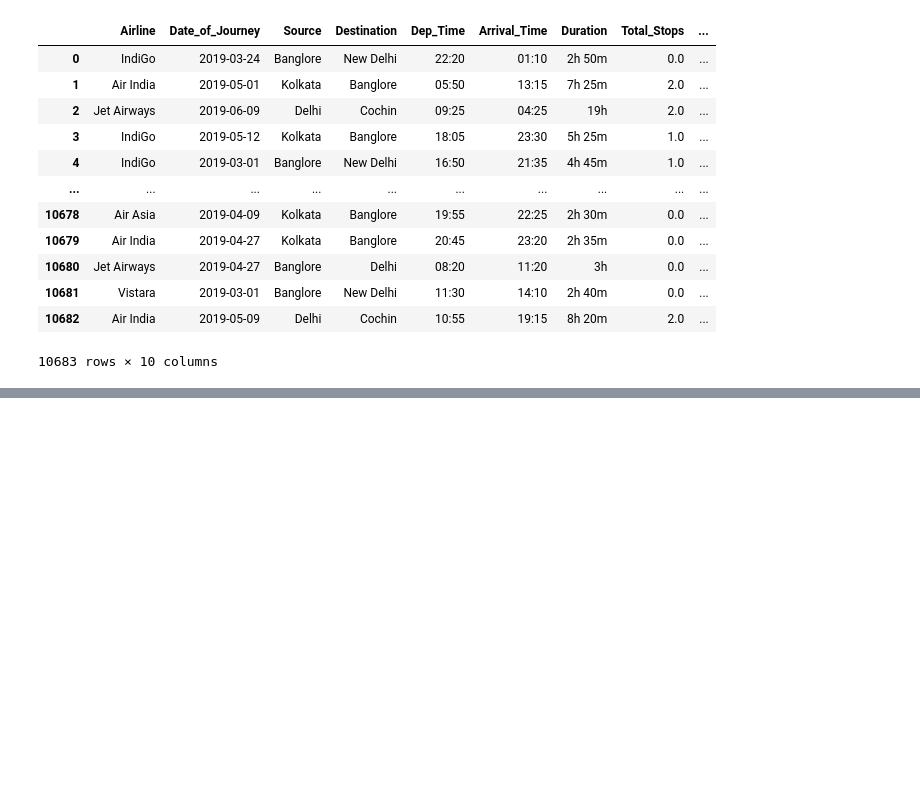
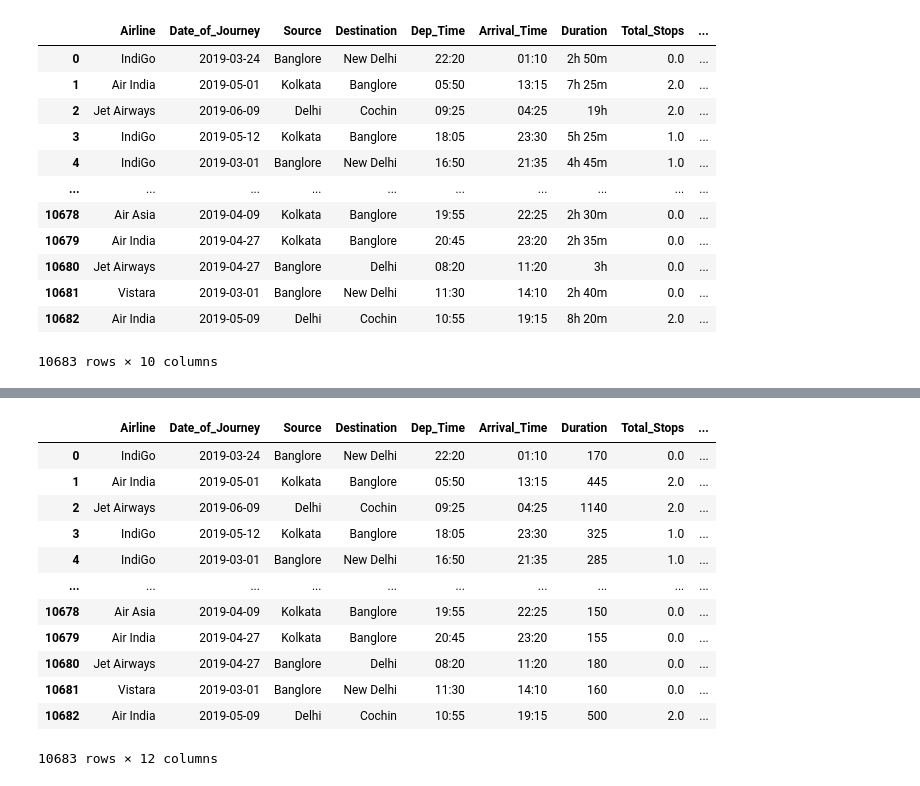
Before and after one commit to Sojib11111/Python-Library-practice-, a Jupyter notebook: Exploratory Data Analysis/Flight_Price_EDA.ipynb, the cells around one changed output, grey strips where cells are left out. Drawn from its saved outputs; the diff is of its cells as text; code cells hidden in the pictures; blank space fills up the shorter version.

```diff
--- a/Exploratory Data Analysis/Flight_Price_EDA.ipynb
+++ b/Exploratory Data Analysis/Flight_Price_EDA.ipynb
@@ -185,3 +185,10 @@ df
 | 10681 | Vistara | 2019-03-01 | Banglore | New Delhi | 11:30 | 14:10 | 2h 40m | 0.0 | ... |
 | 10682 | Air India | 2019-05-09 | Delhi | Cochin | 10:55 | 19:15 | 8h 20m | 2.0 | ... |
 10683 rows × 10 columns
+# %%
+df['d_hour'] = df['Duration'].apply(lambda x: x.split(' ')[0] if ' ' in x else x)
+df['d_min'] = df['Duration'].apply(lambda x: x.split(' ')[1] if ' ' in x else 0)
+# %%
+df['d_hour']=df['d_hour'].apply(lambda x: int(x.split('h')[0]) if 'h' in x else 0)
+# %%
+df['d_min']=df['d_min'].apply(lambda x: int(x.split('m')[0]) if 'm' in str(x) else int(x) if str(x).isdigit() else 0)
@@ -187,0 +233,2 @@ df
+# %%
+df['Duration']=df['d_hour']*60+df['d_min']
@@ -187,0 +257,16 @@ df
+# %%
+df
+# %% [output]
+|  | Airline | Date_of_Journey | Source | Destination | Dep_Time | Arrival_Time | Duration | Total_Stops | ... |
+| 0 | IndiGo | 2019-03-24 | Banglore | New Delhi | 22:20 | 01:10 | 170 | 0.0 | ... |
+| 1 | Air India | 2019-05-01 | Kolkata | Banglore | 05:50 | 13:15 | 445 | 2.0 | ... |
+| 2 | Jet Airways | 2019-06-09 | Delhi | Cochin | 09:25 | 04:25 | 1140 | 2.0 | ... |
+| 3 | IndiGo | 2019-05-12 | Kolkata | Banglore | 18:05 | 23:30 | 325 | 1.0 | ... |
+| 4 | IndiGo | 2019-03-01 | Banglore | New Delhi | 16:50 | 21:35 | 285 | 1.0 | ... |
+| ... | ... | ... | ... | ... | ... | ... | ... | ... | ... |
+| 10678 | Air Asia | 2019-04-09 | Kolkata | Banglore | 19:55 | 22:25 | 150 | 0.0 | ... |
+| 10679 | Air India | 2019-04-27 | Kolkata | Banglore | 20:45 | 23:20 | 155 | 0.0 | ... |
+| 10680 | Jet Airways | 2019-04-27 | Banglore | Delhi | 08:20 | 11:20 | 180 | 0.0 | ... |
+| 10681 | Vistara | 2019-03-01 | Banglore | New Delhi | 11:30 | 14:10 | 160 | 0.0 | ... |
+| 10682 | Air India | 2019-05-09 | Delhi | Cochin | 10:55 | 19:15 | 500 | 2.0 | ... |
+10683 rows × 12 columns
```
Also changed, not shown: parts of 18 cells of this notebook.
